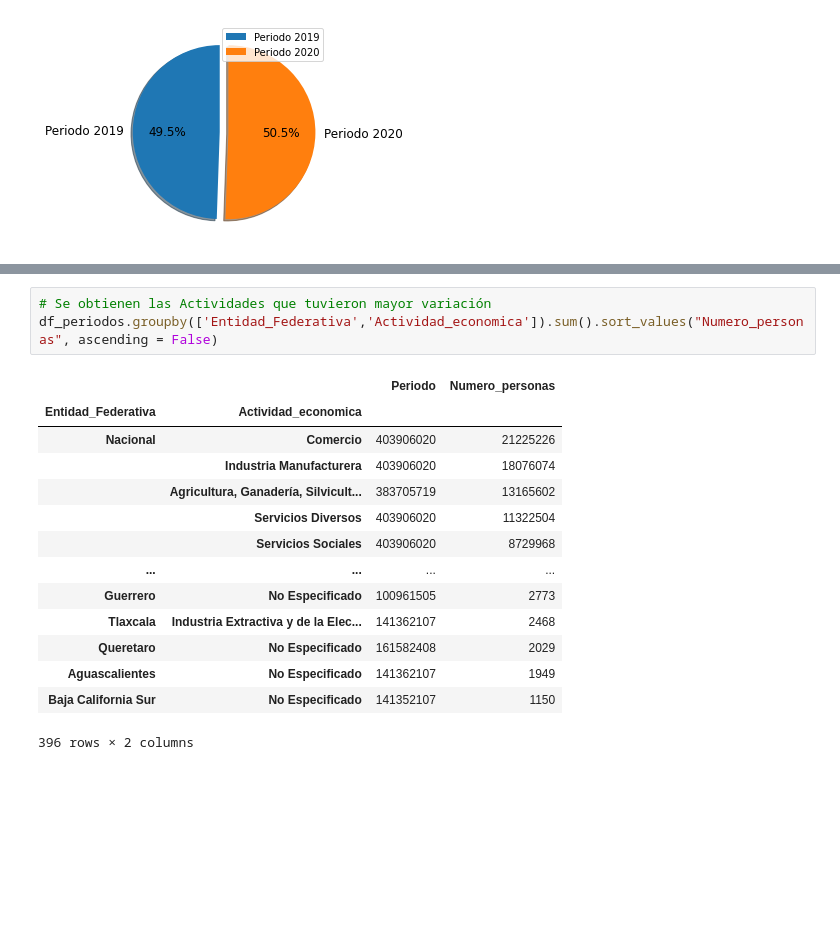
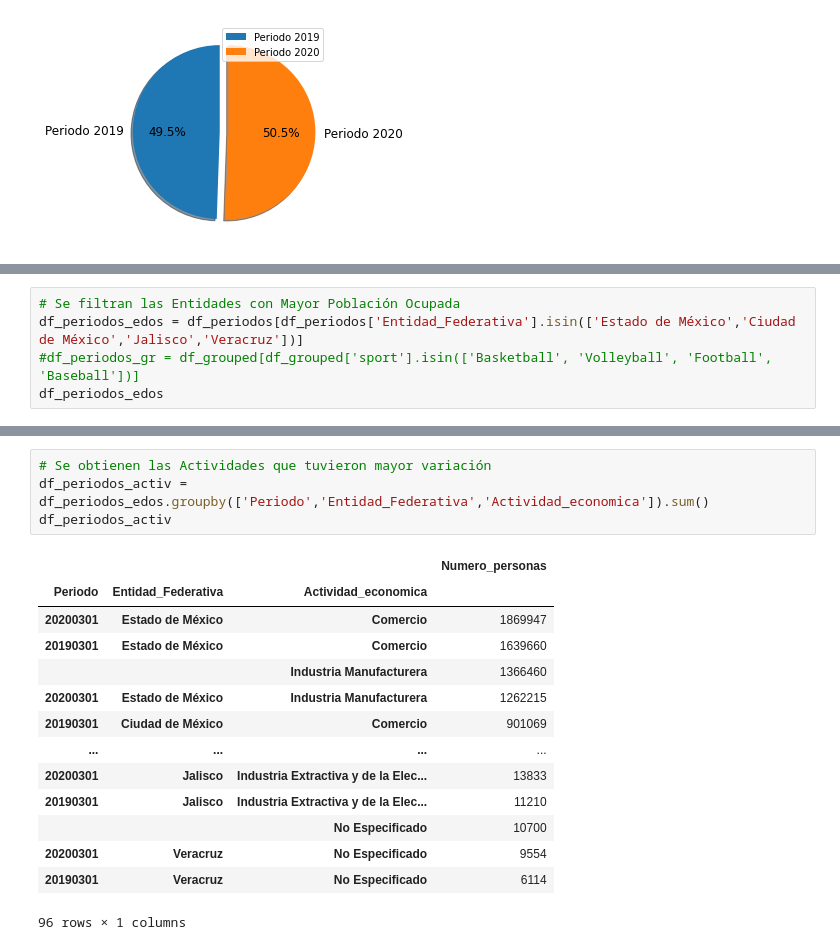
Before and after one commit to magtrejo/Proyecto-Beu, a Jupyter notebook: Ocupacion_x_actividad.ipynb, the cells around one changed output, grey strips where cells are left out. Drawn from its saved outputs; the diff is of its cells as text; blank space fills up the shorter version.

```diff
--- a/Ocupacion_x_actividad.ipynb
+++ b/Ocupacion_x_actividad.ipynb
@@ -208,0 +210,5 @@ Series([], Name: Numero_personas, dtype: int64)
+# %%
+# Se filtran las Entidades con Mayor Población Ocupada
+df_periodos_edos = df_periodos[df_periodos['Entidad_Federativa'].isin(['Estado de México','Ciudad de México','Jalisco','Veracruz'])]
+#df_periodos_gr = df_grouped[df_grouped['sport'].isin(['Basketball', 'Volleyball', 'Football', 'Baseball'])]
+df_periodos_edos
@@ -209,18 +229,19 @@ Series([], Name: Numero_personas, dtype: int64)
 # %%
 # Se obtienen las Actividades que tuvieron mayor variación
-df_periodos.groupby(['Entidad_Federativa','Actividad_economica']).sum().sort_values("Numero_personas", ascending = False)
+df_periodos_activ = df_periodos_edos.groupby(['Periodo','Entidad_Federativa','Actividad_economica']).sum()
+df_periodos_activ
 # %% [output]
-|  |  | Periodo | Numero_personas |
-| Entidad_Federativa | Actividad_economica |  |  |
-| Nacional | Comercio | 403906020 | 21225226 |
-|  | Industria Manufacturera | 403906020 | 18076074 |
-|  | Agricultura, Ganadería, Silvicult... | 383705719 | 13165602 |
-|  | Servicios Diversos | 403906020 | 11322504 |
-|  | Servicios Sociales | 403906020 | 8729968 |
+|  |  |  | Numero_personas |
+| Periodo | Entidad_Federativa | Actividad_economica |  |
+| 20200301 | Estado de México | Comercio | 1869947 |
+| 20190301 | Estado de México | Comercio | 1639660 |
+|  |  | Industria Manufacturera | 1366460 |
+| 20200301 | Estado de México | Industria Manufacturera | 1262215 |
+| 20190301 | Ciudad de México | Comercio | 901069 |
 | ... | ... | ... | ... |
-| Guerrero | No Especificado | 100961505 | 2773 |
-| Tlaxcala | Industria Extractiva y de la Elec... | 141362107 | 2468 |
-| Queretaro | No Especificado | 161582408 | 2029 |
-| Aguascalientes | No Especificado | 141362107 | 1949 |
-| Baja California Sur | No Especificado | 141352107 | 1150 |
+| 20200301 | Jalisco | Industria Extractiva y de la Elec... | 13833 |
+| 20190301 | Jalisco | Industria Extractiva y de la Elec... | 11210 |
+|  |  | No Especificado | 10700 |
+| 20200301 | Veracruz | No Especificado | 9554 |
+| 20190301 | Veracruz | No Especificado | 6114 |
-396 rows × 2 columns
+96 rows × 1 columns
```
Also changed, not shown: parts of 12 cells of this notebook.
